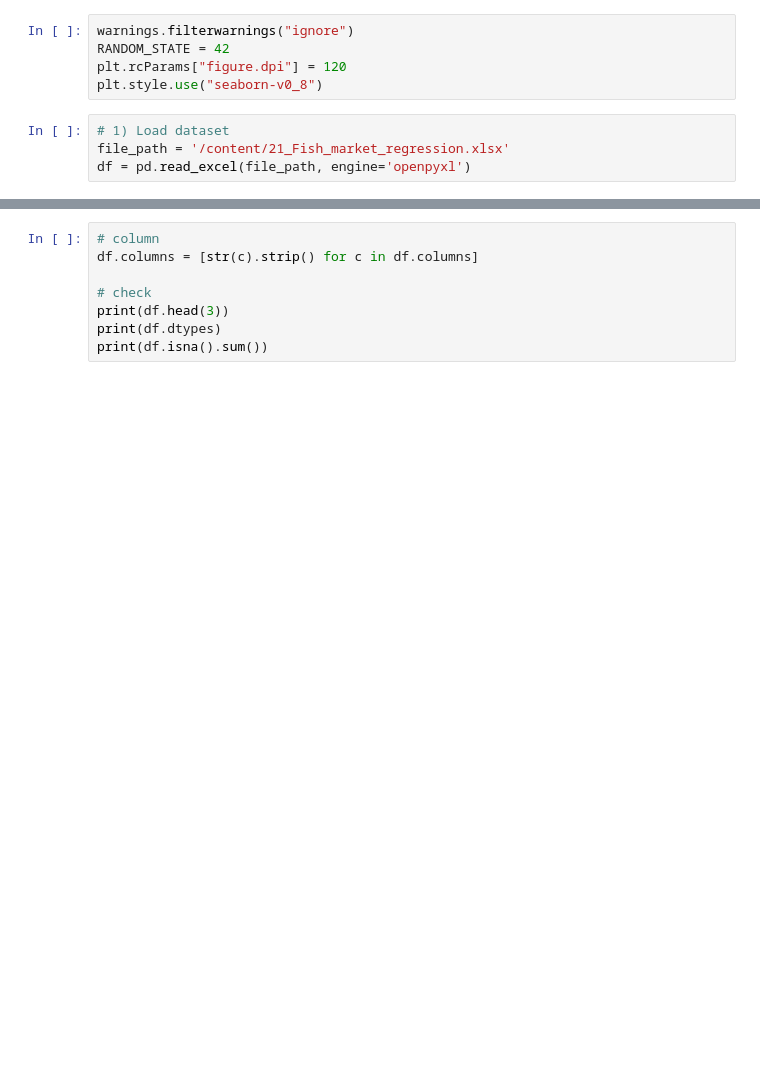
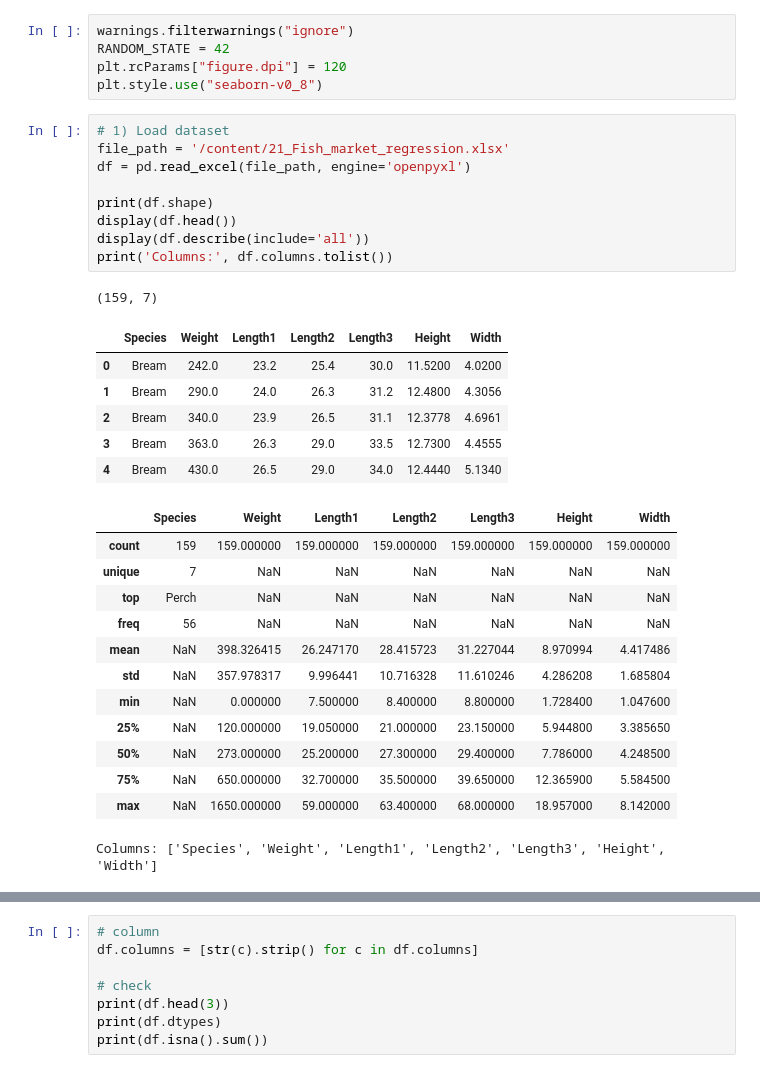
Before and after one commit to fehimecapar/Data-Science-For-Decision-Support, a Jupyter notebook: assignment4.ipynb, the cells around one changed output, grey strips where cells are left out. Cells and saved outputs as stored; diff of their text form; blank space fills up the shorter version.

```diff
--- a/assignment4.ipynb
+++ b/assignment4.ipynb
@@ -25,4 +60,30 @@ plt.style.use("seaborn-v0_8")
 # %%
 # 1) Load dataset
 file_path = '/content/21_Fish_market_regression.xlsx'
 df = pd.read_excel(file_path, engine='openpyxl')
+
+print(df.shape)
+display(df.head())
+display(df.describe(include='all'))
+print('Columns:', df.columns.tolist())
+# %% [output]
+(159, 7)
+|  | Species | Weight | Length1 | Length2 | Length3 | Height | Width |
+| 0 | Bream | 242.0 | 23.2 | 25.4 | 30.0 | 11.5200 | 4.0200 |
+| 1 | Bream | 290.0 | 24.0 | 26.3 | 31.2 | 12.4800 | 4.3056 |
+| 2 | Bream | 340.0 | 23.9 | 26.5 | 31.1 | 12.3778 | 4.6961 |
+| 3 | Bream | 363.0 | 26.3 | 29.0 | 33.5 | 12.7300 | 4.4555 |
+| 4 | Bream | 430.0 | 26.5 | 29.0 | 34.0 | 12.4440 | 5.1340 |
+|  | Species | Weight | Length1 | Length2 | Length3 | Height | Width |
+| count | 159 | 159.000000 | 159.000000 | 159.000000 | 159.000000 | 159.000000 | 159.000000 |
+| unique | 7 | NaN | NaN | NaN | NaN | NaN | NaN |
+| top | Perch | NaN | NaN | NaN | NaN | NaN | NaN |
+| freq | 56 | NaN | NaN | NaN | NaN | NaN | NaN |
+| mean | NaN | 398.326415 | 26.247170 | 28.415723 | 31.227044 | 8.970994 | 4.417486 |
+| std | NaN | 357.978317 | 9.996441 | 10.716328 | 11.610246 | 4.286208 | 1.685804 |
+| min | NaN | 0.000000 | 7.500000 | 8.400000 | 8.800000 | 1.728400 | 1.047600 |
+| 25% | NaN | 120.000000 | 19.050000 | 21.000000 | 23.150000 | 5.944800 | 3.385650 |
+| 50% | NaN | 273.000000 | 25.200000 | 27.300000 | 29.400000 | 7.786000 | 4.248500 |
+| 75% | NaN | 650.000000 | 32.700000 | 35.500000 | 39.650000 | 12.365900 | 5.584500 |
+| max | NaN | 1650.000000 | 59.000000 | 63.400000 | 68.000000 | 18.957000 | 8.142000 |
+Columns: ['Species', 'Weight', 'Length1', 'Length2', 'Length3', 'Height', 'Width']
```
Also changed, not shown: parts of 53 cells of this notebook.
